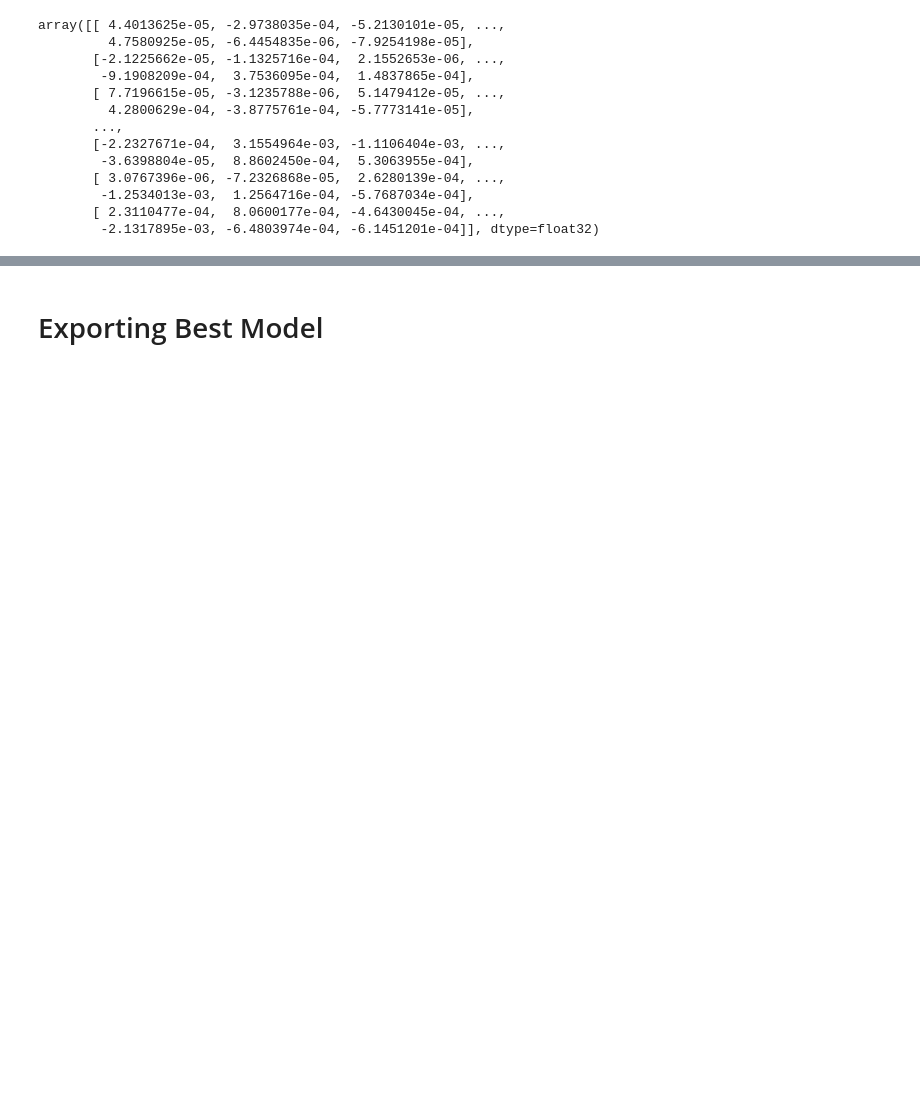
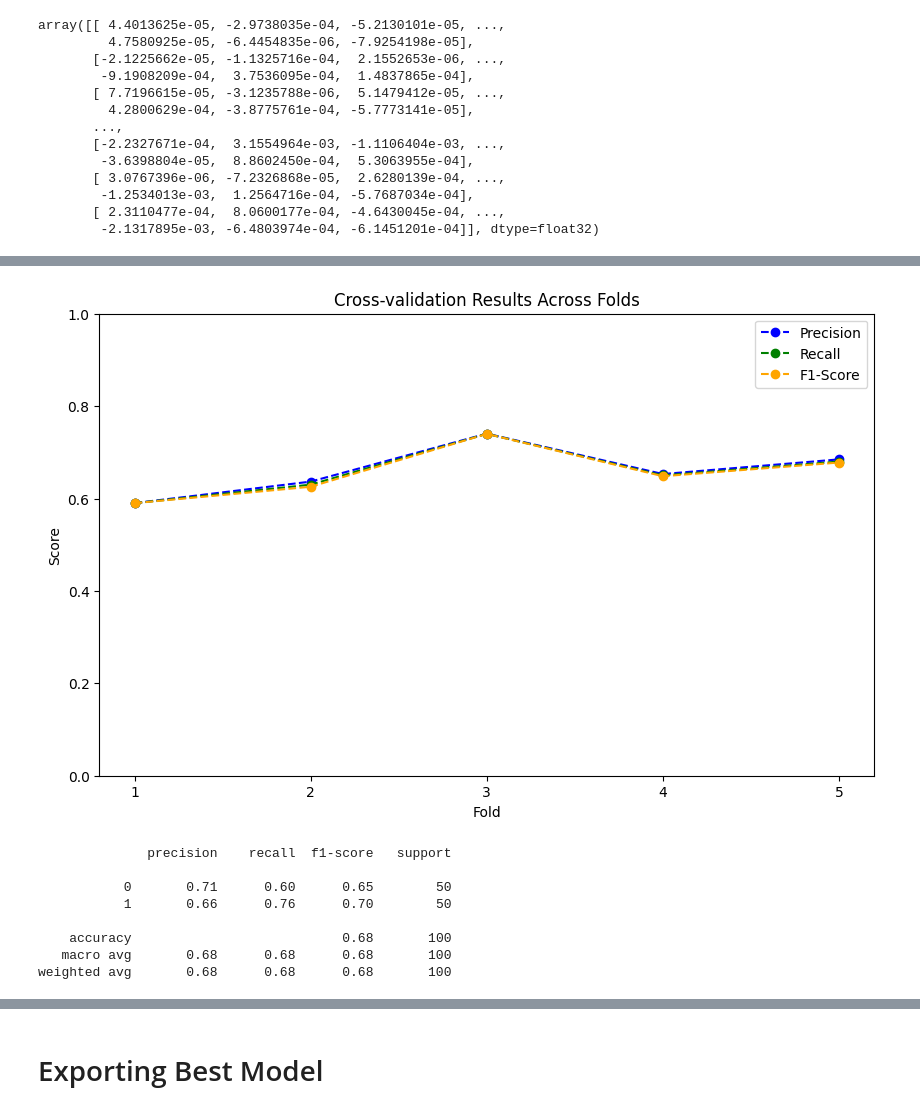
Before and after one commit to gangula-karthik/Hateful-Meme-Classifier, a Jupyter notebook: notebooks/modelling/modelling.ipynb, the cells around one changed output, grey strips where cells are left out. Drawn from its saved outputs; the diff is of its cells as text; code cells hidden in the pictures; blank space fills up the shorter version.

```diff
--- a/notebooks/modelling/modelling.ipynb
+++ b/notebooks/modelling/modelling.ipynb
@@ -1358,6 +1357,3 @@ array([[ 4.4013625e-05, -2.9738035e-04, -5.2130101e-05, ...,
         -1.2534013e-03,  1.2564716e-04, -5.7687034e-04],
        [ 2.3110477e-04,  8.0600177e-04, -4.6430045e-04, ...,
         -2.1317895e-03, -6.4803974e-04, -6.1451201e-04]], dtype=float32)
-# %%
-y_pred_prob = classification_model.predict(test_fused_embeds)
-y_pred = (y_pred_prob  0.5).astype(int)
@@ -1521,0 +1485,61 @@ Noisy Image Prediction: [[1.]]
+# %%
+from sklearn.model_selection import StratifiedKFold
+from sklearn.metrics import classification_report
+import matplotlib.pyplot as plt
+import numpy as np
+
+# Assume image_embeds_test, text_embeds_test, labels_test are already available
+
+# Initialize the cross-validation split
+cv = StratifiedKFold(n_splits=5, shuffle=True, random_state=42)
+
+# Store the results for each fold
+precision_scores_folds = []
+recall_scores_folds = []
+f1_scores_folds = []
+
+# Loop through each fold
+for fold_num, (train_idx, test_idx) in enumerate(cv.split(image_embeds_test, labels_test), 1):
+    X_train_img, X_test_img = image_embeds_test[train_idx], image_embeds_test[test_idx]
+    X_train_text, X_test_text = text_embeds_test[train_idx], text_embeds_test[test_idx]
+    y_train, y_test = labels_test[train_idx], labels_test[test_idx]  # Use NumPy indexing here
+
+    # Train your model on the training data
+    end_to_end_model.fit([X_train_img, X_train_text], y_train)
+
+    # Predict probabilities for the test set
+    y_pred_prob = end_to_end_model.predict([X_test_img, X_test_text])
+    y_pred = (y_pred_prob > 0.5).astype(int)
+
+    # Evaluate the model performance for this fold
+    report = classification_report(y_test, y_pred, output_dict=True)
+
+    # Collect the scores for the current fold
+    precision_scores_folds.append(report['macro avg']['precision'])
+    recall_scores_folds.append(report['macro avg']['recall'])
+    f1_scores_folds.append(report['macro avg']['f1-score'])
+
+# Create a plot with the scores across the folds
+folds = np.arange(1, len(precision_scores_folds) + 1)
+
+plt.figure(figsize=(10, 6))
+
+# Plot precision, recall, and F1-score for each fold
+plt.plot(folds, precision_scores_folds, label='Precision', marker='o', color='blue', linestyle='--')
+plt.plot(folds, recall_scores_folds, label='Recall', marker='o', color='green', linestyle='--')
+plt.plot(folds, f1_scores_folds, label='F1-Score', marker='o', color='orange', linestyle='--')
+
+# Add labels and title
+plt.title('Cross-validation Results Across Folds')
+plt.xlabel('Fold')
+plt.ylabel('Score')
+plt.xticks(folds)
+plt.ylim(0, 1)
+plt.legend()
+
+# Show the plot
+plt.show()
+
+# Optionally, print the classification report for the last fold
+print(classification_report(y_test, y_pred))
+# %% [output]
@@ -1521,0 +1556,9 @@ Noisy Image Prediction: [[1.]]
+[figure, added]
+              precision    recall  f1-score   support
+
+           0       0.71      0.60      0.65        50
+           1       0.66      0.76      0.70        50
+
+    accuracy                           0.68       100
+   macro avg       0.68      0.68      0.68       100
+weighted avg       0.68      0.68      0.68       100
```
Also changed, not shown: parts of 37 cells of this notebook.
